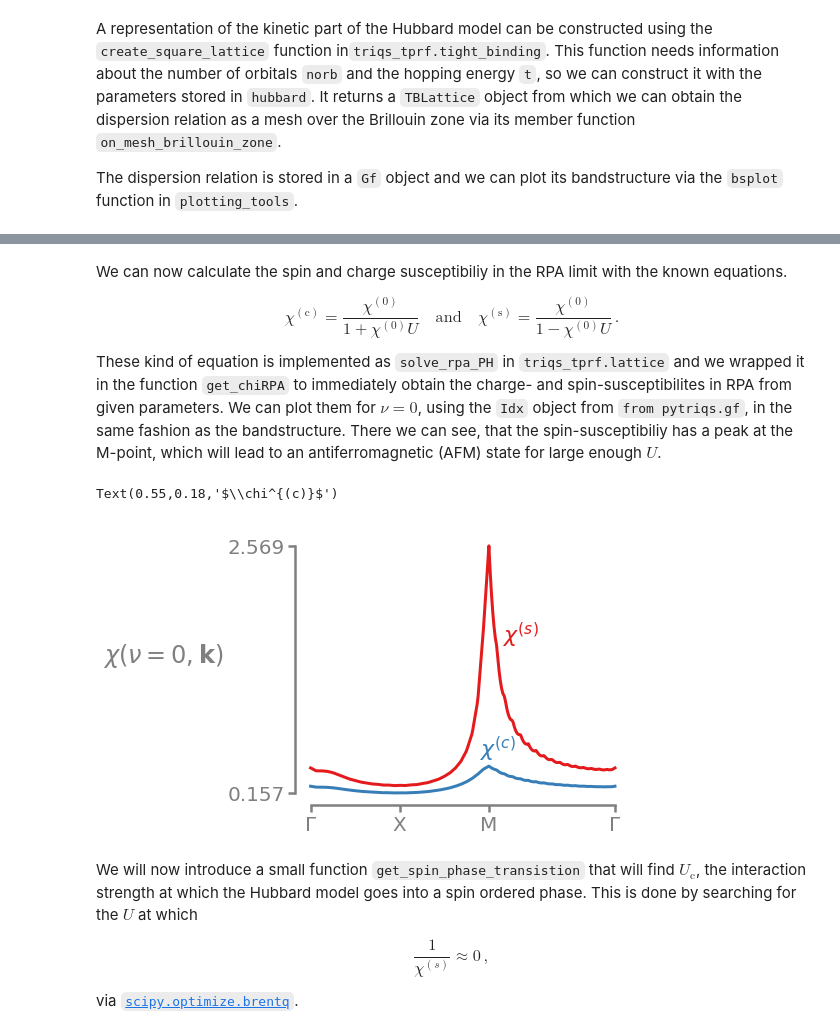
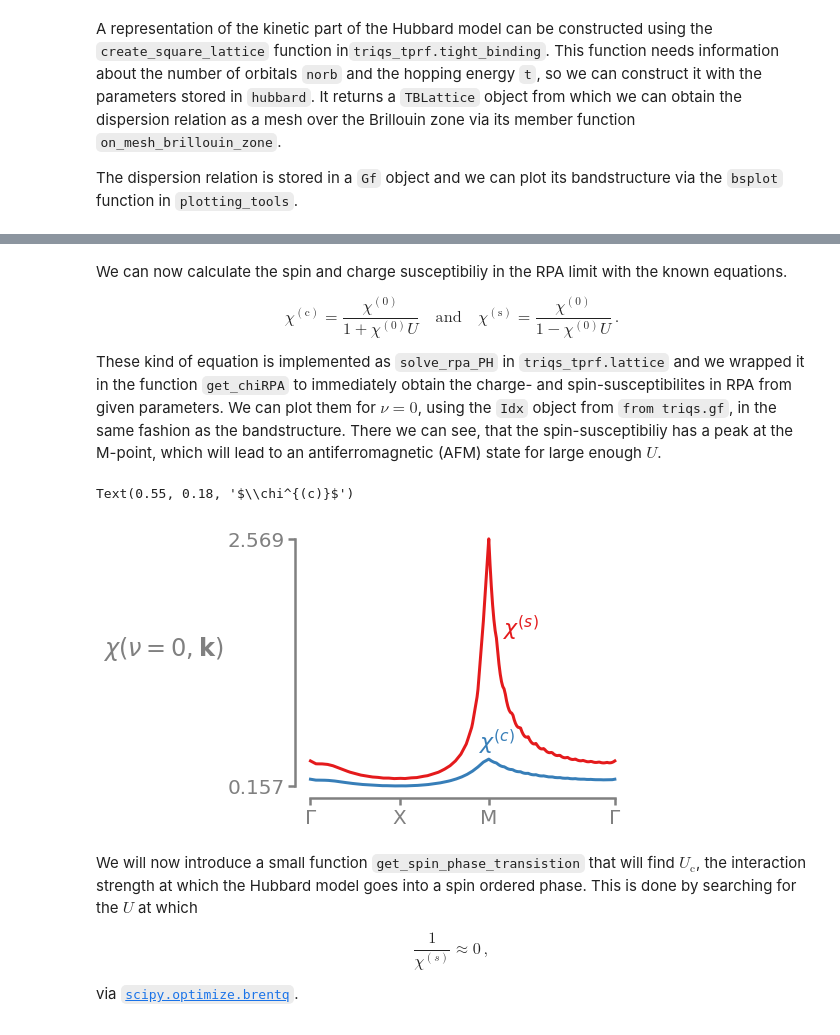
Before and after one commit to TRIQS/tprf, a Jupyter notebook: benchmark/eliashberg/particle_hole_transformation/PHT_Hubbard_Model.ipynb, the cells around one changed output, grey strips where cells are left out. Drawn from its saved outputs; the diff is of its cells as text; code cells hidden in the pictures.

Commit message:
[eli] adjust to TRIQS 3.0.0

```diff
--- a/benchmark/eliashberg/particle_hole_transformation/PHT_Hubbard_Model.ipynb
+++ b/benchmark/eliashberg/particle_hole_transformation/PHT_Hubbard_Model.ipynb
@@ -164,7 +164,7 @@ $$
 $$
 
 These kind of equation is implemented as `solve_rpa_PH` in `triqs_tprf.lattice` and we wrapped it in the function `get_chiRPA` to immediately obtain the charge- and spin-susceptibilites in RPA from given parameters.
-We can plot them for $\nu=0$, using the `Idx` object from `from pytriqs.gf`, in the same fashion as the bandstructure.
+We can plot them for $\nu=0$, using the `Idx` object from `from triqs.gf`, in the same fashion as the bandstructure.
 There we can see, that the spin-susceptibiliy has a peak at the M-point, which will lead to an antiferromagnetic (AFM) state for large enough $U$.
 # %%
 from triqs_tprf.lattice import solve_rpa_PH
@@ -185,19 +185,19 @@ def get_chiRPA(p, chi0_wk=None):
 
 chi_c_wk, chi_s_wk = get_chiRPA(hubbard, chi0_wk)
 # %%
-from pytriqs.gf import Idx
+from triqs.gf import Idx
 
 ax_bs = plt.subplot(111)
 
-ax_bs.bsplot(chi_s_wk[Idx(0), :], path)
-ax_bs.bsplot(chi_c_wk[Idx(0), :], path)
+ax_bs.bsplot(chi_s_wk[(Idx(0), slice(None))], path)
+ax_bs.bsplot(chi_c_wk[(Idx(0), slice(None))], path)
 
 ax_bs.set_ylabel(r'$\chi(\nu=0, \mathbf{k})$', rotation=0, ha='right')
 ax_bs.text(0.62, 0.6, "$\chi^{(s)}$", transform = ax_bs.transAxes, size=22, color='C0')
 ax_bs.text(0.55, 0.18, "$\chi^{(c)}$", transform = ax_bs.transAxes, size=22, color='C1')
 # %% [output]
-Text(0.55,0.18,'$\\chi^{(c)}$')
+Text(0.55, 0.18, '$\\chi^{(c)}$')
-[figure, old version]
+[figure, new version]
 # %% [markdown]
 We will now introduce a small function `get_spin_phase_transistion` that will find $U_\mathrm{c}$, the interaction strength at which the Hubbard model goes into a spin ordered phase.
 This is done by searching for the $U$ at which
```
Also changed, not shown: parts of 23 cells of this notebook, 16 other files.
